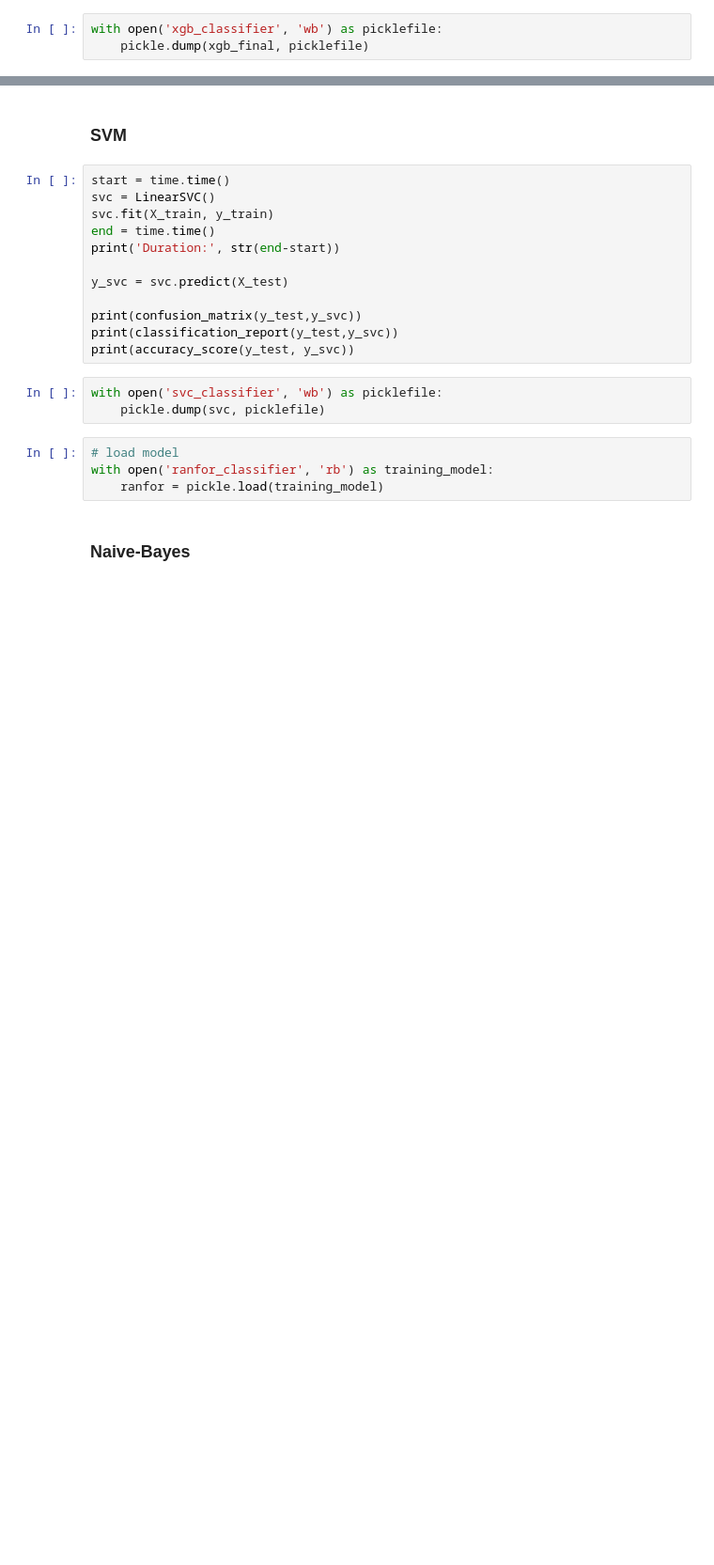
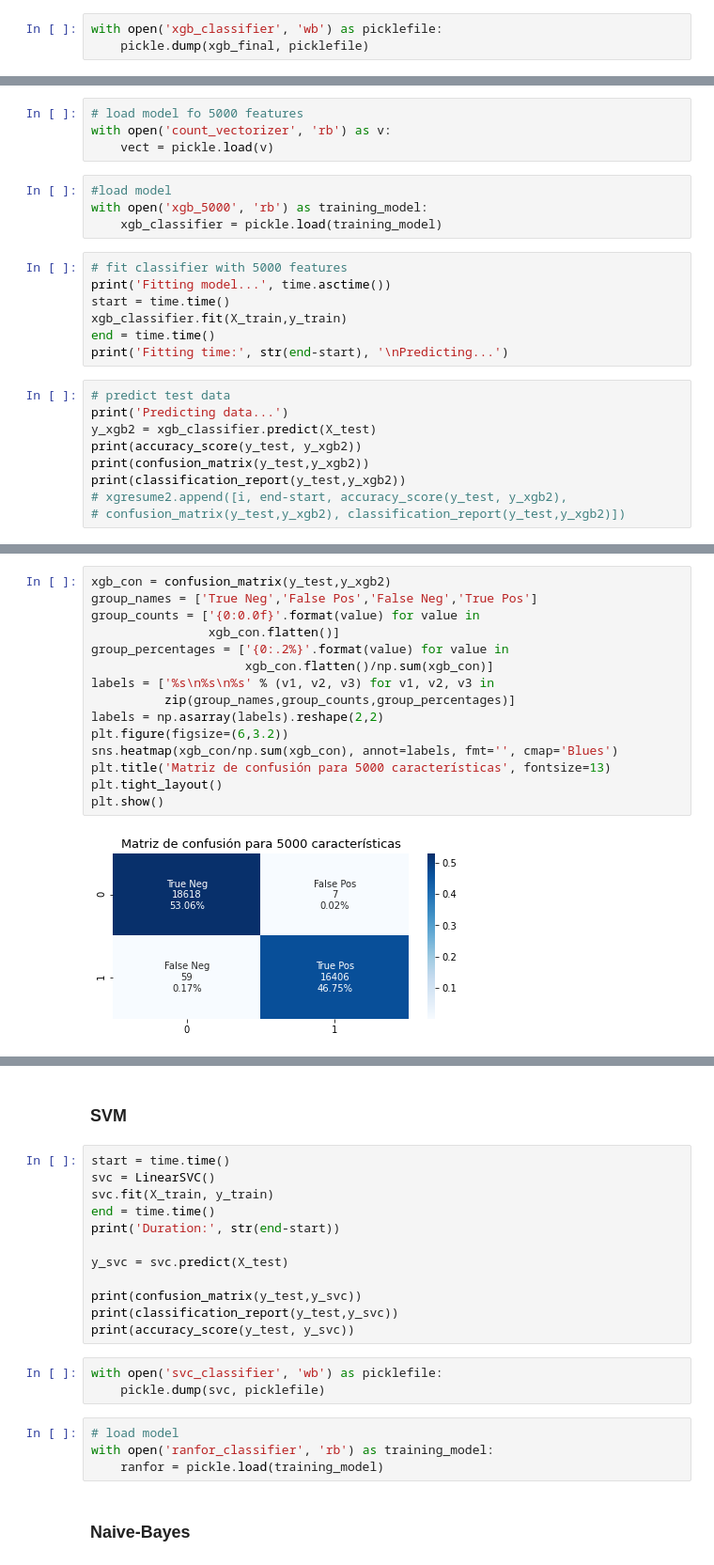
Before and after one commit to Liu-Lc/TwitterTraffic-Pty, a Jupyter notebook: classification.ipynb, the cells around one changed output, grey strips where cells are left out. Shown at 94% size. Cells and saved outputs as stored; diff of their text form; blank space fills up the shorter version.

```diff
--- a/classification.ipynb
+++ b/classification.ipynb
@@ -421,0 +656,24 @@ with open('xgb_classifier', 'wb') as picklefile:
+# %%
+# load model fo 5000 features
+with open('count_vectorizer', 'rb') as v:
+    vect = pickle.load(v)
+# %%
+#load model
+with open('xgb_5000', 'rb') as training_model:
+    xgb_classifier = pickle.load(training_model)
+# %%
+# fit classifier with 5000 features
+print('Fitting model...', time.asctime())
+start = time.time()
+xgb_classifier.fit(X_train,y_train)
+end = time.time()
+print('Fitting time:', str(end-start), '\nPredicting...')
+# %%
+# predict test data
+print('Predicting data...')
+y_xgb2 = xgb_classifier.predict(X_test)
+print(accuracy_score(y_test, y_xgb2))
+print(confusion_matrix(y_test,y_xgb2))
+print(classification_report(y_test,y_xgb2))
+# xgresume2.append([i, end-start, accuracy_score(y_test, y_xgb2),
+# confusion_matrix(y_test,y_xgb2), classification_report(y_test,y_xgb2)])
@@ -421,0 +728,17 @@ with open('xgb_classifier', 'wb') as picklefile:
+# %%
+xgb_con = confusion_matrix(y_test,y_xgb2)
+group_names = ['True Neg','False Pos','False Neg','True Pos']
+group_counts = ['{0:0.0f}'.format(value) for value in
+                xgb_con.flatten()]
+group_percentages = ['{0:.2%}'.format(value) for value in
+                     xgb_con.flatten()/np.sum(xgb_con)]
+labels = ['%s\n%s\n%s' % (v1, v2, v3) for v1, v2, v3 in
+          zip(group_names,group_counts,group_percentages)]
+labels = np.asarray(labels).reshape(2,2)
+plt.figure(figsize=(6,3.2))
+sns.heatmap(xgb_con/np.sum(xgb_con), annot=labels, fmt='', cmap='Blues')
+plt.title('Matriz de confusión para 5000 características', fontsize=13)
+plt.tight_layout()
+plt.show()
+# %% [output]
+[figure, added]
```
Also changed, not shown: parts of 44 cells of this notebook, 3 other files.
